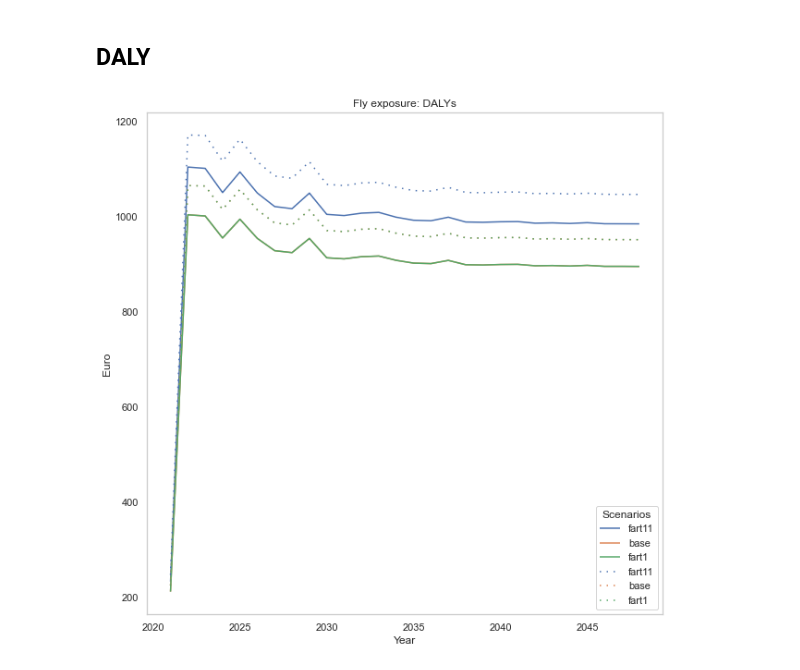
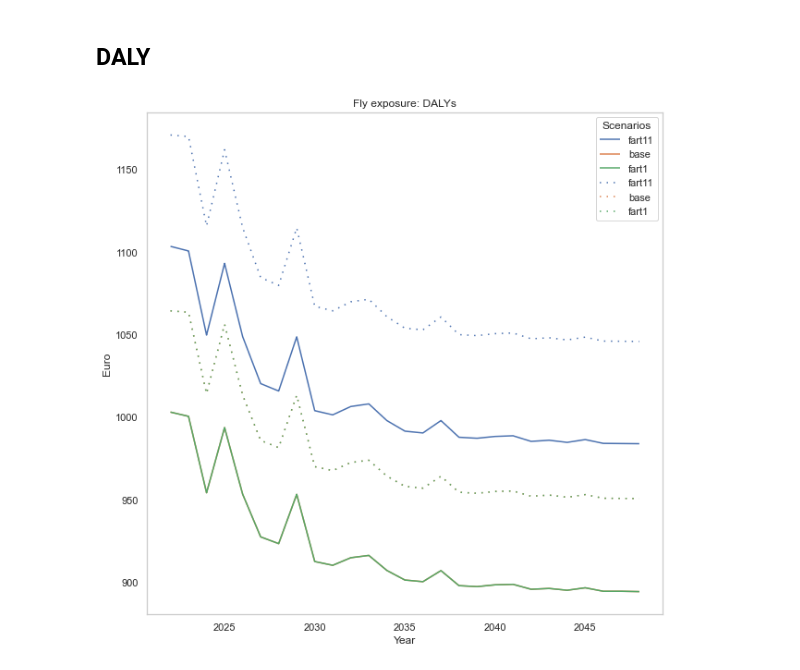
Before and after one commit to Lischip/asd, a Jupyter notebook: notebooks/behaviourplot.ipynb, the cells around one changed output. Saved outputs shown, nothing was run; the diff lists cells and outputs as text; code cells hidden in the pictures.

```diff
--- a/notebooks/behaviourplot.ipynb
+++ b/notebooks/behaviourplot.ipynb
@@ -146,15 +145,15 @@ base_daly = get_data(DATA.DALY, base_df)
 # %%
 fig, ax = plt.subplots(figsize = (10,10))
 
-sns.lineplot(data=policy_daly[2021:], color=colors, dashes=[(1, 0)] * len(scenarios) )
-sns.lineplot(data=base_daly[2021:], color=colors, dashes=[(1, 4)] * len(base_scenarios))
+sns.lineplot(data=policy_daly[2022:], color=colors, dashes=[(1, 0)] * len(scenarios) )
+sns.lineplot(data=base_daly[2022:], color=colors, dashes=[(1, 4)] * len(base_scenarios))
 
 plt.xlabel('Year'); plt.ylabel('Euro')
 plt.title(policy + ': DALYs')
 plt.legend(title="Scenarios")
 ax.grid(False)
 
 plt.savefig("../images/" + loc[:2] + "_daly.png", dpi=300, bbox_inches='tight')
 plt.show()
 # %% [output]
-[figure, old version]
+[figure, new version]
```
Also changed, not shown: parts of 2 cells of this notebook, 1 other file.
